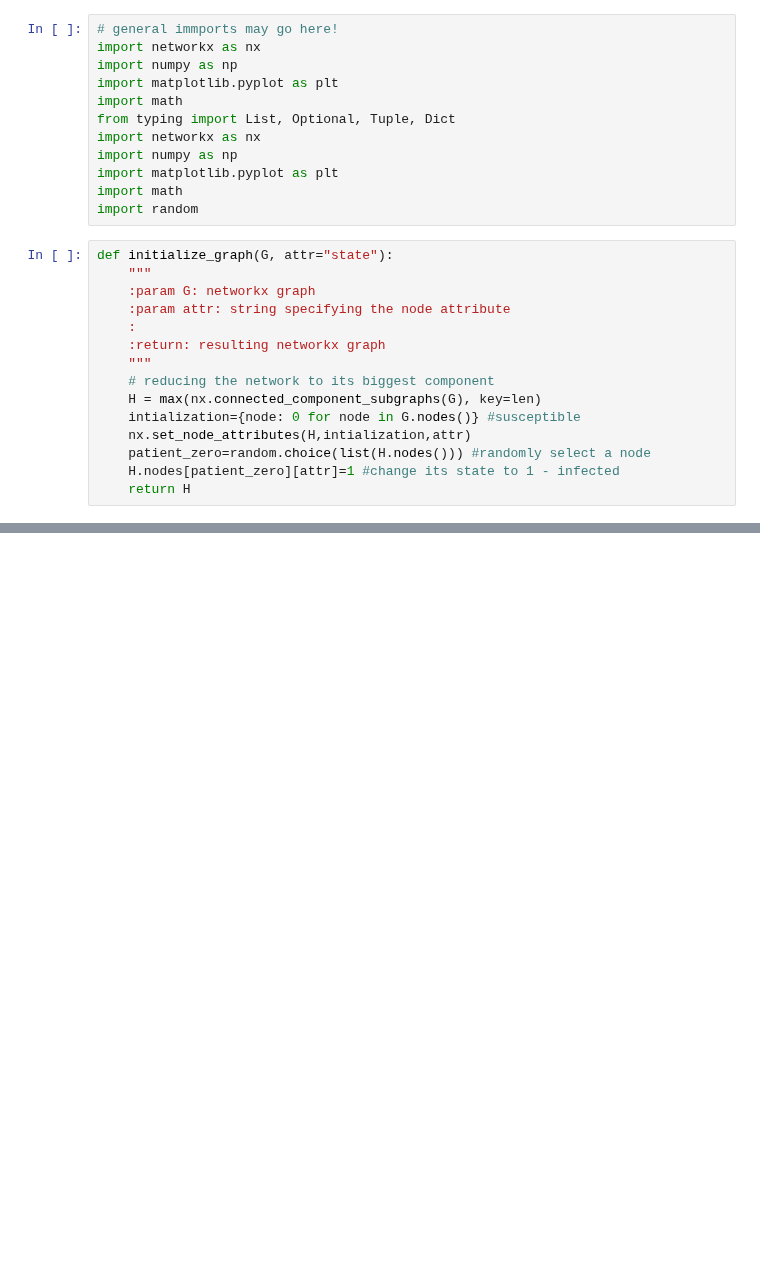
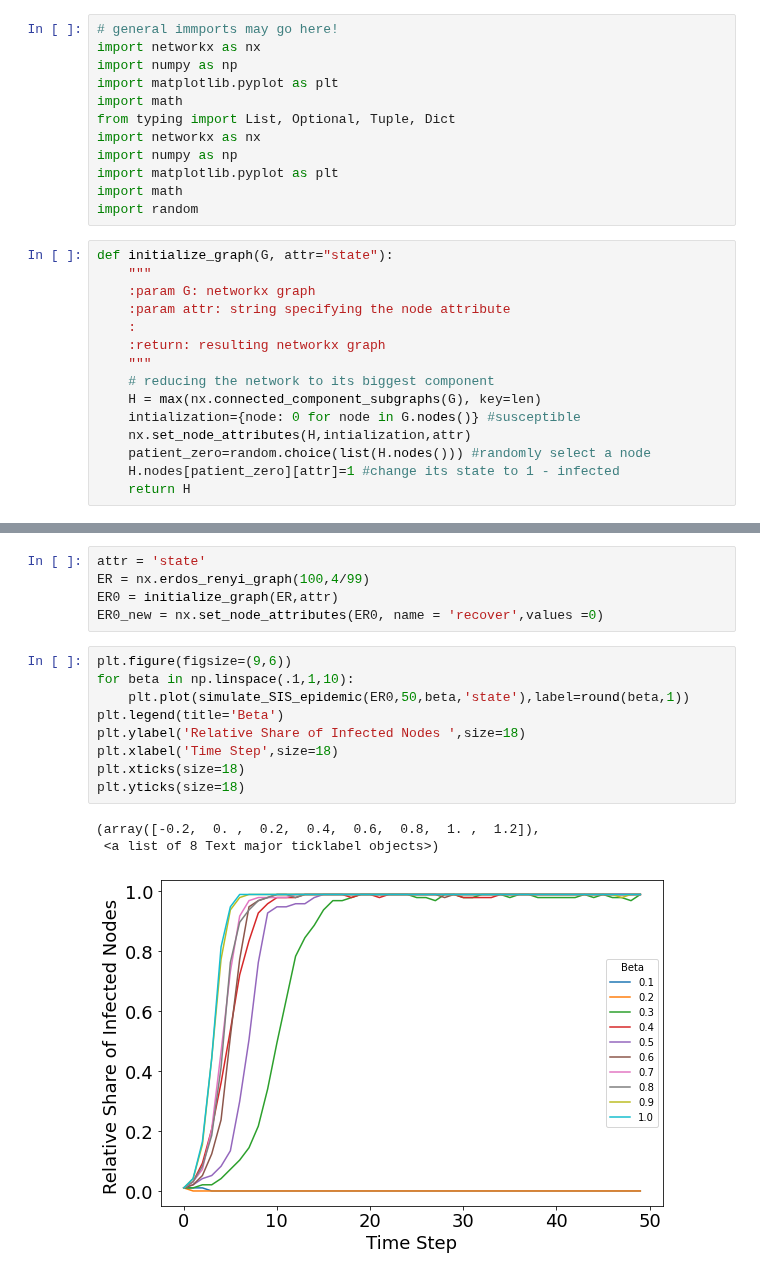
Before and after one commit to sunwen0120/social_network, a Jupyter notebook: homework_4/H4 Test.ipynb, the cells around one changed output, grey strips where cells are left out. Saved outputs shown, nothing was run; the diff lists cells and outputs as text; blank space fills up the shorter version.

```diff
--- a/homework_4/H4 Test.ipynb
+++ b/homework_4/H4 Test.ipynb
@@ -123,0 +119,18 @@ recover list: [3, 6, 8]
+# %%
+attr = 'state'
+ER = nx.erdos_renyi_graph(100,4/99)
+ER0 = initialize_graph(ER,attr)
+ER0_new = nx.set_node_attributes(ER0, name = 'recover',values =0)
+# %%
+plt.figure(figsize=(9,6))
+for beta in np.linspace(.1,1,10):
+    plt.plot(simulate_SIS_epidemic(ER0,50,beta,'state'),label=round(beta,1))
+plt.legend(title='Beta')
+plt.ylabel('Relative Share of Infected Nodes ',size=18)
+plt.xlabel('Time Step',size=18)
+plt.xticks(size=18)
+plt.yticks(size=18)
+# %% [output]
+(array([-0.2,  0. ,  0.2,  0.4,  0.6,  0.8,  1. ,  1.2]),
+ <a list of 8 Text major ticklabel objects>)
+[figure, added]
```
Also changed, not shown: parts of 9 cells of this notebook, 3 other files.
